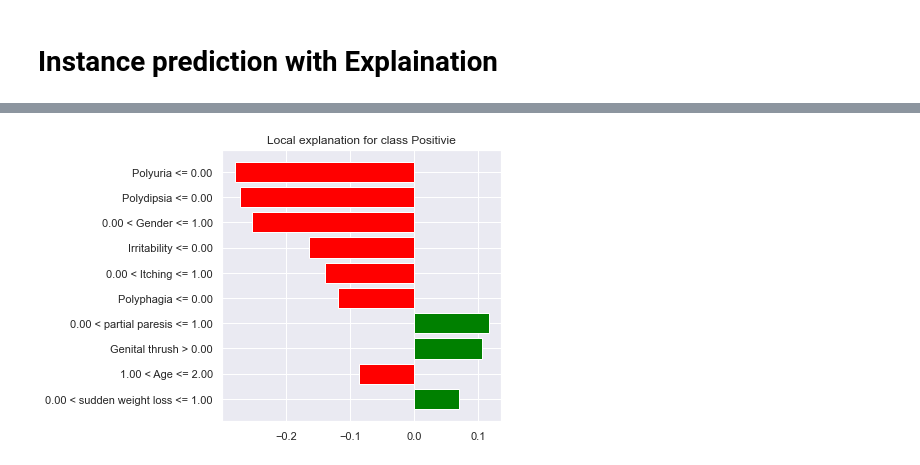
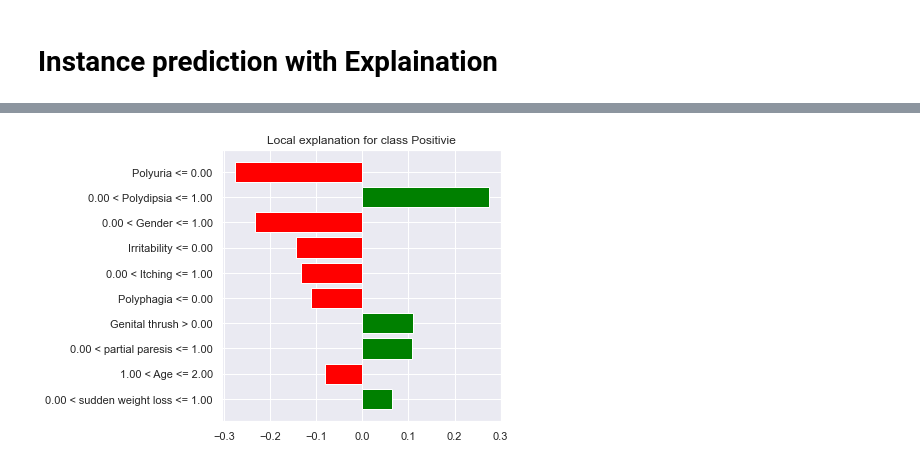
Before and after one commit to LaithSharia/Early-stage-diabetes-risk-prediction, a Jupyter notebook: Early stage diabetes risk prediction.ipynb, the cells around one changed output, grey strips where cells are left out. Drawn from its saved outputs; the diff is of its cells as text; code cells hidden in the pictures.

```diff
--- a/Early stage diabetes risk prediction.ipynb
+++ b/Early stage diabetes risk prediction.ipynb
@@ -448,29 +448,29 @@ Epoch 150/150
 # Instance prediction with Explaination
 # %%
 # The instance we are making prediction for feature values
-data_instance = np.array([2,1,0,0,1,1,0,1,1,1,0,1,1,1,1,1])
+data_instance = np.array([2,1,0,1,1,1,0,1,1,1,0,1,1,1,1,1])
 
 # Class name
 class_names = ['Negative', 'Positivie']
 
 # Loading the model
 model = joblib.load('logReg.joblib')
 
 # Making prediction and explaining it
 explainer = lime_tabular.LimeTabularExplainer(
     training_data=np.array(X_train),
     feature_names=X_train.columns,
     class_names=class_names,
     mode='classification'
 )
 
 exp = explainer.explain_instance(
     data_row=data_instance,
     predict_fn=model.predict_proba
 )
 
 exp.as_pyplot_figure()
 exp.show_in_notebook()
 # %% [output]
 [interactive output not drawn]
-[figure, old version]
+[figure, new version]
```
